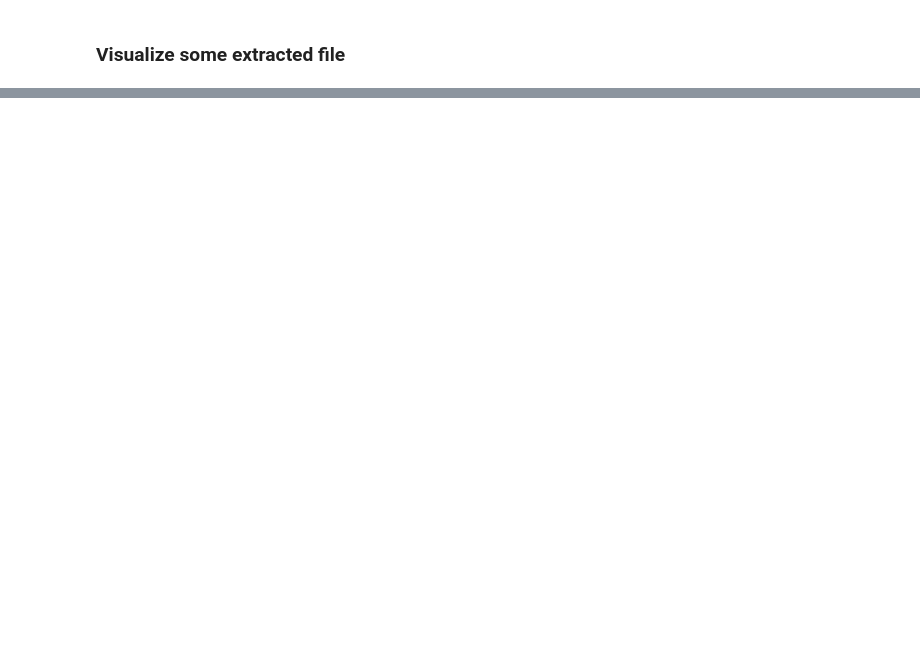
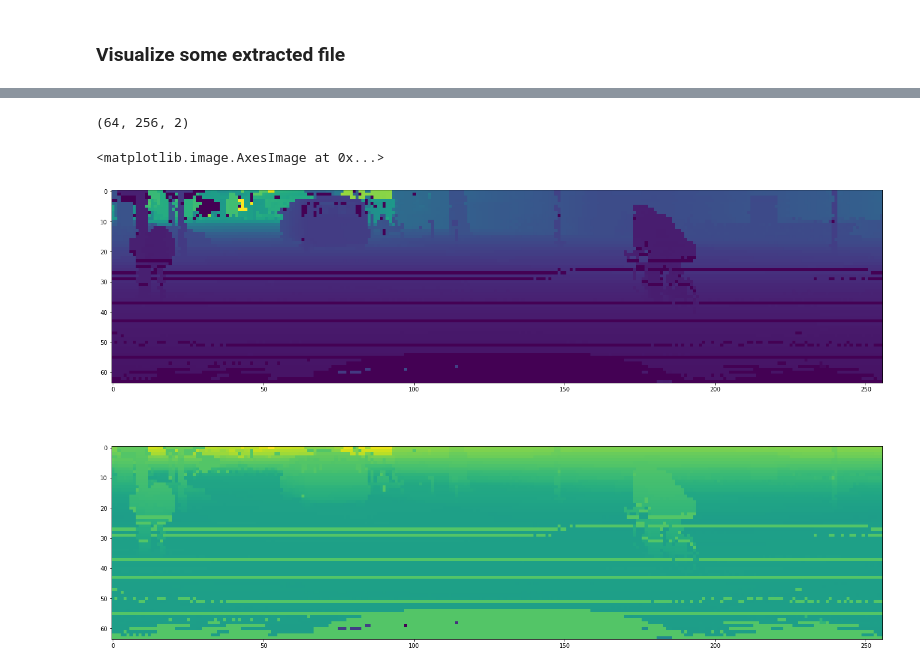
Before and after one commit to hb0702/Didi_challenge_2017_Python, a Jupyter notebook: convert_kiti_to_numpy.ipynb, the cells around one changed output, grey strips where cells are left out. Saved outputs shown, nothing was run; the diff lists cells and outputs as text; code cells hidden in the pictures; blank space fills up the shorter version.

```diff
--- a/convert_kiti_to_numpy.ipynb
+++ b/convert_kiti_to_numpy.ipynb
@@ -167,10 +167,10 @@ make_gt_labels(dataset)
 # %% [markdown]
 ### Visualize some extracted file
 # %%
-gt_box3d = np.load('./extract_kiti/gt_boxes3d/gt_boxes3d_0.npy')
-gt_label = np.load('./extract_kiti/gt_labels/gt_labels_0.npy')
-lidar = np.load('./extract_kiti/lidar/lidar_0.npy')
-rgb = cv2.cvtColor(cv2.imread('./extract_kiti/rgb/rgb_0.png'), cv2.COLOR_BGR2RGB)
+gt_box3d = np.load('./extract_kiti/0005/gt_boxes3d/gt_boxes3d_8.npy')
+gt_label = np.load('./extract_kiti/0005/gt_labels/gt_labels_8.npy')
+lidar = np.load('./extract_kiti/0005/lidar/lidar_8.npy')
+rgb = cv2.cvtColor(cv2.imread('./extract_kiti/0005/rgb/rgb_8.png'), cv2.COLOR_BGR2RGB)
 print('gt_box3d: ', gt_box3d.shape)
 print('gt_label: ', gt_label.shape)
 print('lidar: ', lidar.shape)
@@ -189,14 +190,18 @@ ax.imshow(rgb)
 from util_func import *
 # %%
 view = cylindrical_projection(lidar,
-                           ver_fov = (-24.9, 2.),
-                           hor_fov = (-40,40),
+                           ver_fov = (-24.4, 2.),#(-24.9, 2.),
+                           hor_fov = (-42.,42.),
                            v_res = 0.42,
-                           h_res = 0.35,
+                           h_res = 0.33,
                            d_max = None)
 print(view.shape)
 fig, ax = plt.subplots(2,1, figsize = (24,15))
 ax[0].imshow(view[:,:,0])
 ax[1].imshow(view[:,:,1])
+# %% [output]
+(64, 256, 2)
+<matplotlib.image.AxesImage at 0x...>
+[figure, added]
 # %%
 viz_mayavi_with_labels(lidar, gt_box3d)
```
Also changed, not shown: parts of 7 cells of this notebook.
